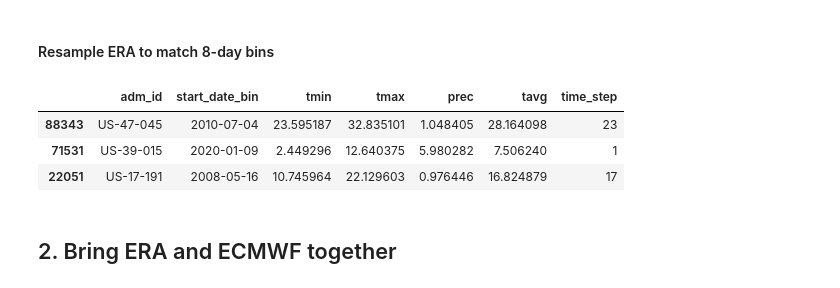
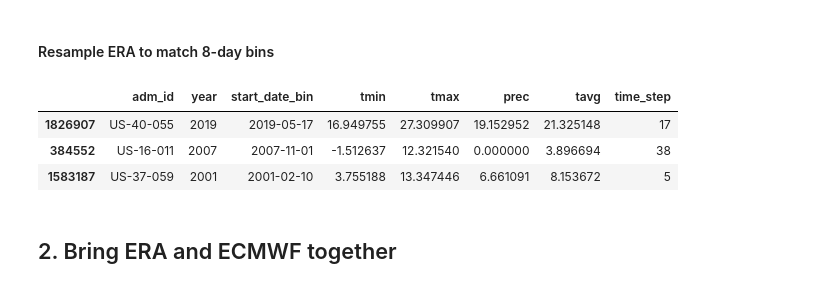
Before and after one commit to ellaampy/seasonal-yield-forecast, a Jupyter notebook: data_preparation/3_ecmwf_preprocessing.ipynb, the cells around one changed output. Saved outputs shown, nothing was run; the diff lists cells and outputs as text; code cells hidden in the pictures.

```diff
--- a/data_preparation/3_ecmwf_preprocessing.ipynb
+++ b/data_preparation/3_ecmwf_preprocessing.ipynb
@@ -57,27 +55,20 @@ country_gpd_shape.plot()
 # %% [markdown]
 #### Resample ERA to match 8-day bins
 # %%
-era["date"] = pd.to_datetime(era["date"], format="%Y%m%d")
-era = era[["adm_id", "date", "tmin", "tmax", "prec", "tavg"]]
+era = era.assign(date=pd.to_datetime(era["date"], format="%Y%m%d"), year=pd.to_datetime(era["date"], format="%Y%m%d").dt.year)
 
-li = []
-for year in era.date.dt.year.unique():
-    era_year = era.loc[era["date"].dt.year == year]
-    era_year_resampled = (era_year
-                                    .groupby(["adm_id"]).resample("8D", on="date")[["tmin", "tmax", "prec", "tavg"]].mean()
-                                    .reset_index()
-                                    .rename(columns={"date":"start_date_bin"})
-                                )
-    li.append(era_year_resampled)
+era_resampled = (era
+                 .groupby(["adm_id", "year"]).resample("8D", on="date")[["tmin", "tmax", "prec", "tavg"]].mean().reset_index()
+                 .rename(columns={"date":"start_date_bin"})
+                 )
 
-era_resampled = pd.concat(li)
 era_resampled = era_resampled.assign(time_step=era_resampled["start_date_bin"].apply(lambda x: day_of_year_to_time_step[x.day_of_year]))
 era_resampled.sample(3)
 # %% [output]
-|  | adm_id | start_date_bin | tmin | tmax | prec | tavg | time_step |
-| 88343 | US-47-045 | 2010-07-04 | 23.595187 | 32.835101 | 1.048405 | 28.164098 | 23 |
-| 71531 | US-39-015 | 2020-01-09 | 2.449296 | 12.640375 | 5.980282 | 7.506240 | 1 |
-| 22051 | US-17-191 | 2008-05-16 | 10.745964 | 22.129603 | 0.976446 | 16.824879 | 17 |
+|  | adm_id | year | start_date_bin | tmin | tmax | prec | tavg | time_step |
+| 1826907 | US-40-055 | 2019 | 2019-05-17 | 16.949755 | 27.309907 | 19.152952 | 21.325148 | 17 |
+| 384552 | US-16-011 | 2007 | 2007-11-01 | -1.512637 | 12.321540 | 0.000000 | 3.896694 | 38 |
+| 1583187 | US-37-059 | 2001 | 2001-02-10 | 3.755188 | 13.347446 | 6.661091 | 8.153672 | 5 |
 # %% [markdown]
 ## 2. Bring ERA and ECMWF together
 # %% [markdown]
```
Also changed, not shown: parts of 6 cells of this notebook, 3 other files.
